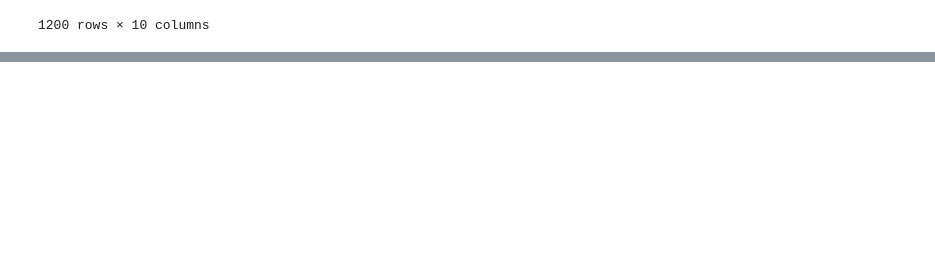
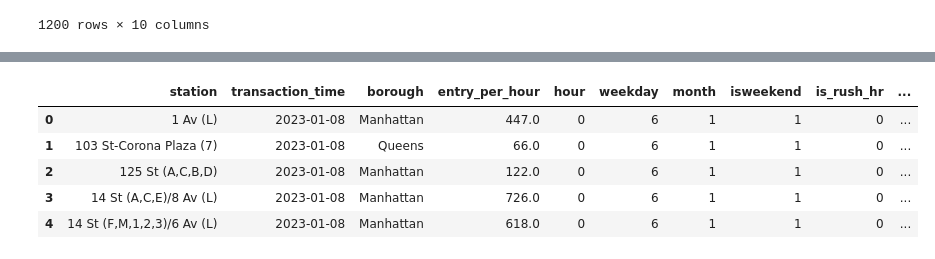
Before and after one commit to chyongha/subway_crowdness_prediction, a Jupyter notebook: data_preprocessing.ipynb, the cells around one changed output, grey strips where cells are left out. Cells and saved outputs as stored; diff of their text form; code cells hidden in the pictures; blank space fills up the shorter version.

```diff
--- a/data_preprocessing.ipynb
+++ b/data_preprocessing.ipynb
@@ -332,0 +302,15 @@ df_cleaned.to_csv('nyc_subway_ml_data.csv', index = False)
+# %%
+from datetime import datetime
+from meteostat import Point, Hourly
+import pandas as pd
+import matplotlib.pyplot as plt
+
+start = datetime(2023, 1, 1)
+end = datetime(2023, 12, 31, 23, 59)
+location = Point(40.78, -73.97)
+
+weather_df = Hourly(location, start, end)
+weather_df = weather_df.fetch()
+weather_df = weather_df.reset_index()
+weather_df = weather_df.rename(columns={'time': 'date_time', 'temp': 'temp', 'prcp': 'precip'})
+print(weather_df.head())
@@ -332,0 +331,8 @@ df_cleaned.to_csv('nyc_subway_ml_data.csv', index = False)
+# %%
+weather_df = weather_df[['date_time', 'temp', 'precip']]
+weather_df['temp'] = weather_df['temp'].interpolate()
+
+weather_df['precip'] = weather_df['precip'].fillna(0)
+weather_df['temp'] = weather_df['temp'].interpolate()
+weather_df['date_time'] = pd.to_datetime(weather_df['date_time'])
+weather_df.info()
@@ -332,0 +350,19 @@ df_cleaned.to_csv('nyc_subway_ml_data.csv', index = False)
+# %%
+df_cleaned['transaction_time'] = pd.to_datetime(df_cleaned['transaction_time'])
+weather_df['date_time'] = pd.to_datetime(weather_df['date_time'])
+df_cleaned['join_time'] = df_cleaned['transaction_time'].dt.round('h')
+weather_df['join_time'] = weather_df['date_time'].dt.round('h')
+# %%
+df_merge = pd.merge(df_cleaned, weather_df[['temp', 'precip', 'join_time']], on = 'join_time', how = 'left')
+df_merge = df_merge.drop('join_time', axis = 1)
+df_merge['temp'] = df_merge['temp'].ffill()
+df_merge['precip'] = df_merge['precip'].fillna(0)
+df_merge['is_raining'] = (df_merge['precip'] >= 0.01).astype(int)
+df_merge.head()
+# %% [output]
+|  | station | transaction_time | borough | entry_per_hour | hour | weekday | month | isweekend | is_rush_hr | ... |
+| 0 | 1 Av (L) | 2023-01-08 | Manhattan | 447.0 | 0 | 6 | 1 | 1 | 0 | ... |
+| 1 | 103 St-Corona Plaza (7) | 2023-01-08 | Queens | 66.0 | 0 | 6 | 1 | 1 | 0 | ... |
+| 2 | 125 St (A,C,B,D) | 2023-01-08 | Manhattan | 122.0 | 0 | 6 | 1 | 1 | 0 | ... |
+| 3 | 14 St (A,C,E)/8 Av (L) | 2023-01-08 | Manhattan | 726.0 | 0 | 6 | 1 | 1 | 0 | ... |
+| 4 | 14 St (F,M,1,2,3)/6 Av (L) | 2023-01-08 | Manhattan | 618.0 | 0 | 6 | 1 | 1 | 0 | ... |
```
Also changed, not shown: parts of 9 cells of this notebook, 10 other files.
